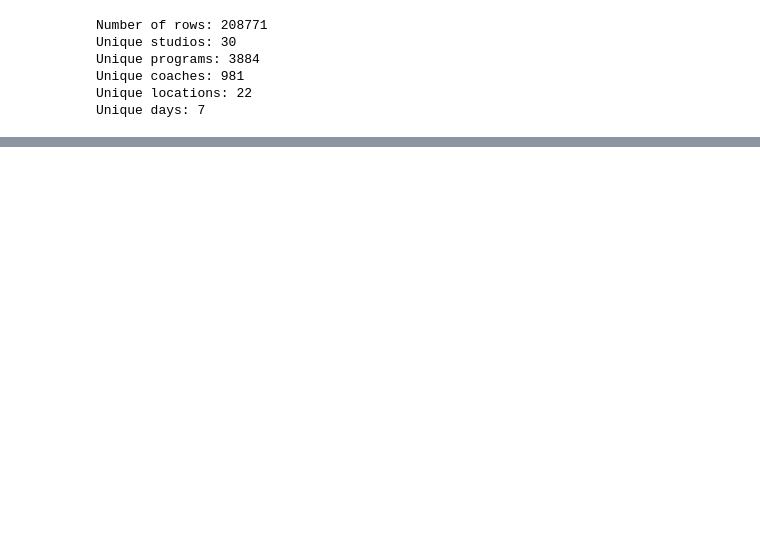
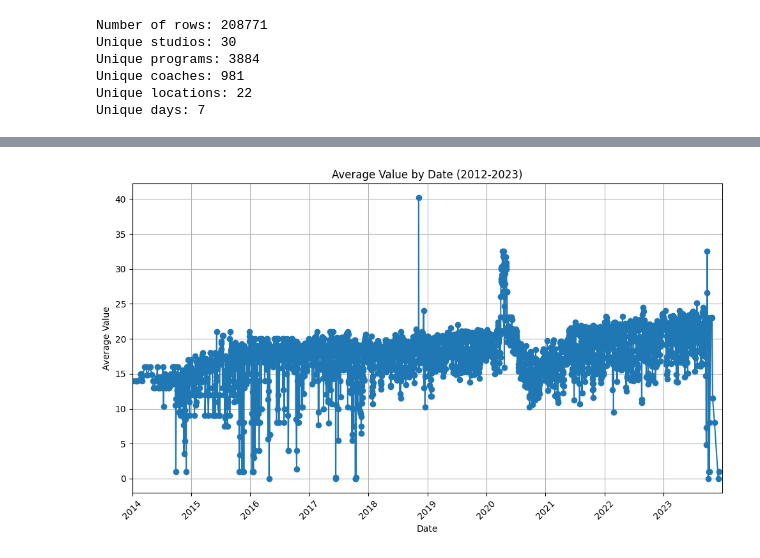
Before and after one commit to worldzhy/scheduling, a Jupyter notebook: src/preprocessing/capacity.ipynb, the cells around one changed output, grey strips where cells are left out. Saved outputs shown, nothing was run; the diff lists cells and outputs as text; code cells hidden in the pictures; blank space fills up the shorter version.

```diff
--- a/src/preprocessing/capacity.ipynb
+++ b/src/preprocessing/capacity.ipynb
@@ -68,6 +102,3 @@ Unique programs: 3884
 Unique coaches: 981
 Unique locations: 22
 Unique days: 7
-# %%
-data = pd.read_csv('../../data/raw/tblclasses.csv')
-print(data.head())
@@ -91,0 +105,27 @@ print(data.head())
+# %%
+# Attempt to plot timeseries
+data['date'] = pd.to_datetime(data['date'])
+
+# Group by the 'date' column and calculate the average of 'value'
+result = data.groupby('date')['demand'].mean().reset_index()
+
+# Filter data to include only dates from 2012 to 2023
+start_date = pd.to_datetime('2014-01-01')
+end_date = pd.to_datetime('2023-12-31')
+result = result[(result['date'] >= start_date) & (result['date'] <= end_date)]
+
+# Plot the data
+plt.figure(figsize=(10, 6))
+plt.plot(result['date'], result['demand'], marker='o', linestyle='-')
+plt.xlabel('Date')
+plt.ylabel('Average Value')
+plt.title('Average Value by Date (2012-2023)')
+plt.grid(True)
+plt.xticks(rotation=45)
+plt.xlim(start_date, end_date)  # Set the x-axis limits
+plt.tight_layout()
+
+# Show the plot
+plt.show()
+# %% [output]
+[figure, added]
```
Also changed, not shown: parts of 5 cells of this notebook, 2 other files.
